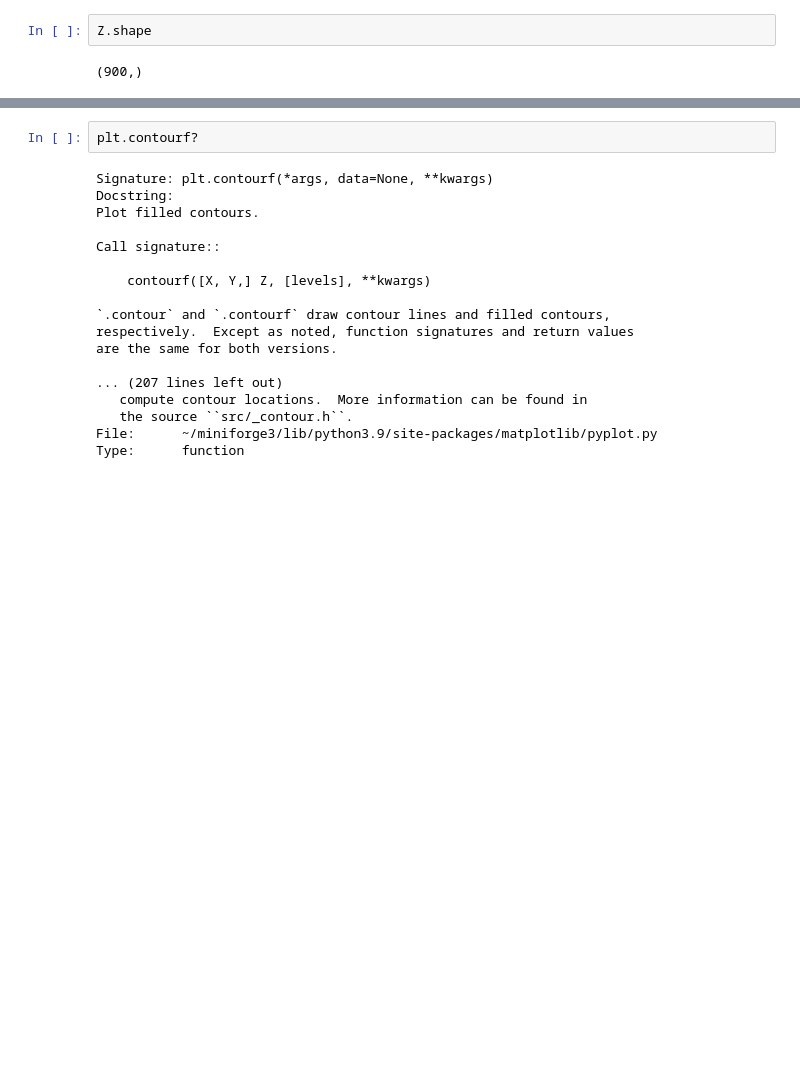
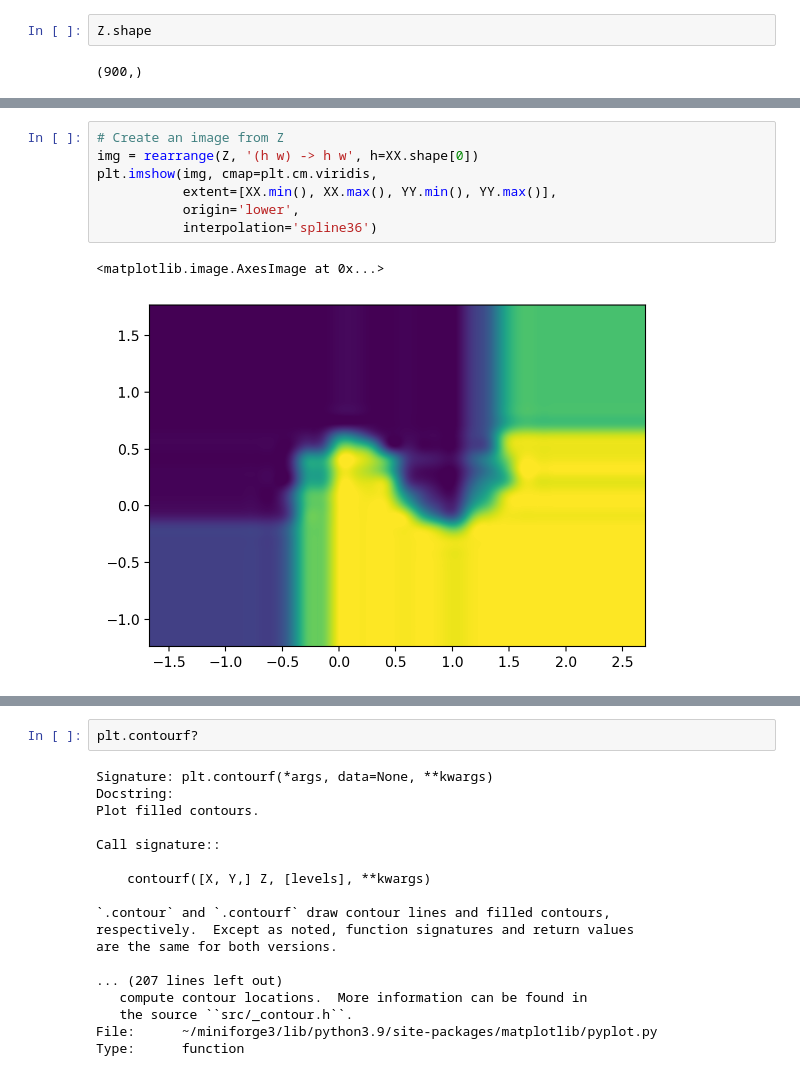
Before and after one commit to nipunbatra/ml-teaching, a Jupyter notebook: notebooks/meshgrid-contour-explanation.ipynb, the cells around one changed output, grey strips where cells are left out. Saved outputs shown, nothing was run; the diff lists cells and outputs as text; blank space fills up the shorter version.

```diff
--- a/notebooks/meshgrid-contour-explanation.ipynb
+++ b/notebooks/meshgrid-contour-explanation.ipynb
@@ -248 +257,11 @@ Z.shape
+# %%
+# Create an image from Z
+img = rearrange(Z, '(h w) -> h w', h=XX.shape[0])
+plt.imshow(img, cmap=plt.cm.viridis,
+           extent=[XX.min(), XX.max(), YY.min(), YY.max()],
+           origin='lower',
+           interpolation='spline36')
+# %% [output]
+<matplotlib.image.AxesImage at 0x...>
+[figure, added]
 # %%
```
Also changed, not shown: parts of 12 cells of this notebook.
